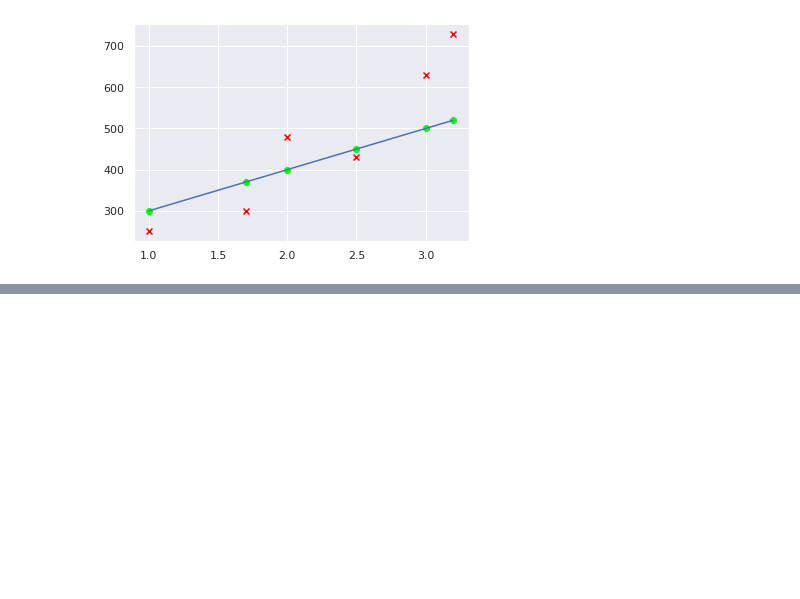
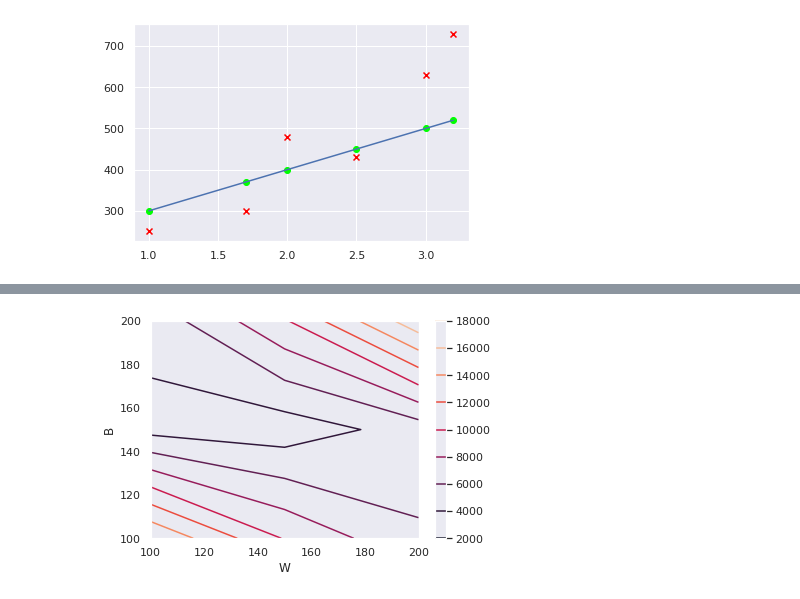
Before and after one commit to BorhanPetgar/ML-Tutorial, a Jupyter notebook: compute cost.ipynb, the cells around one changed output, grey strips where cells are left out. Cells and saved outputs as stored; diff of their text form; code cells hidden in the pictures; blank space fills up the shorter version.

```diff
--- a/compute cost.ipynb
+++ b/compute cost.ipynb
@@ -67,0 +116,24 @@ print(compute_cost(w=100, b=200, m=m, y_train=y_train, f_wb=f_wb))
+# %%
+# Second Method
+# contour([X, Y,] Z, [levels], **kwargs)
+def contour_plot(start, stop, step):
+    w = np.arange(start, stop, step)
+    b = np.arange(start, stop, step)
+    # Z = np.zeros((30, 30))
+    z = list()
+    for i in range(start, stop, step):
+        for j in range(start, stop, step):
+
+             z.append(compute_cost(w=i, b=j, m=m, y_train=y_train,
+                         f_wb=compute_model_ouput(w=i, b=j, x_train=x_train, m=m)))
+    reshape_num = (stop - start) // step
+    Z = np.array(z).reshape(reshape_num, reshape_num)
+
+    plt.contour(w, b, Z)
+    plt.colorbar()
+    plt.xlabel('W')
+    plt.ylabel('B')
+# %%
+contour_plot(100, 250, 50)
+# %% [output]
+[figure, added]
```
Also changed, not shown: parts of 4 cells of this notebook.
